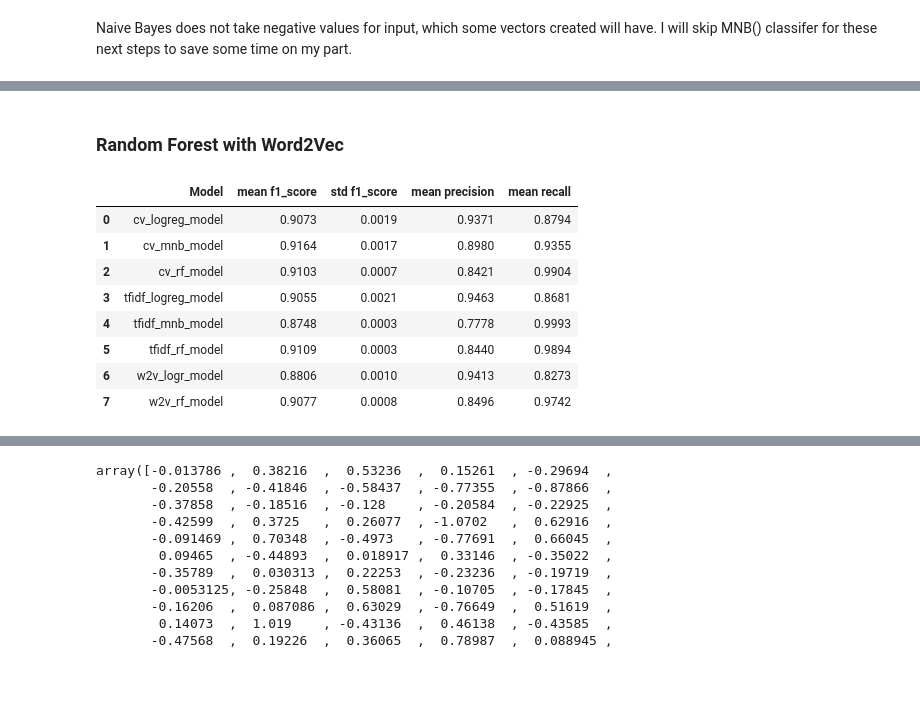
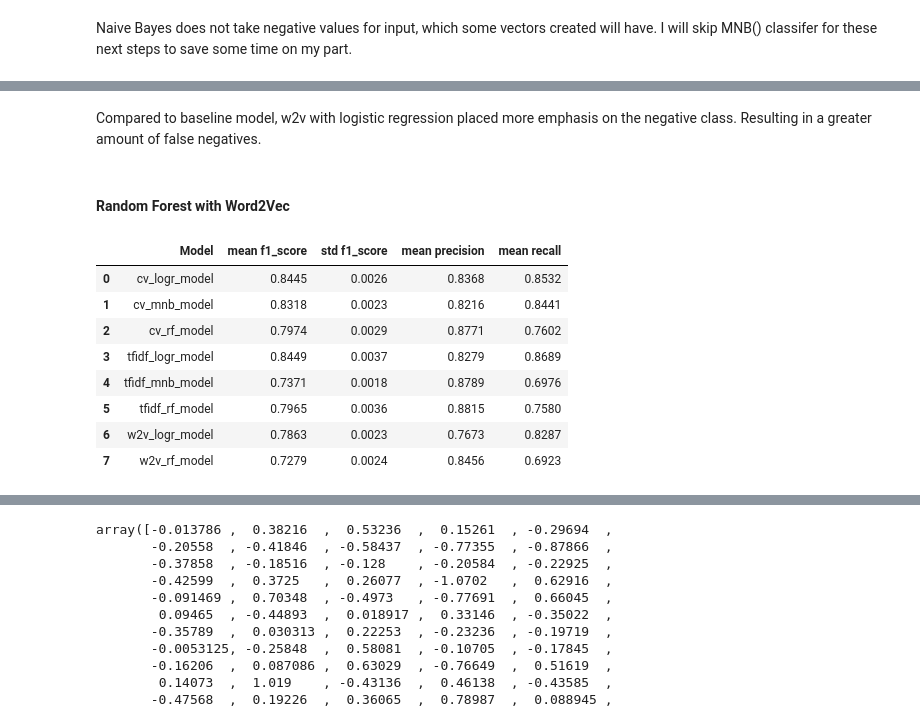
Before and after one commit to whyyoutoo/Sentiment_Classification_for_Amazon_Product_Reviews, a Jupyter notebook: Sentiment_Analysis.ipynb, the cells around one changed output, grey strips where cells are left out. Drawn from its saved outputs; the diff is of its cells as text; code cells hidden in the pictures; blank space fills up the shorter version.

```diff
--- a/Sentiment_Analysis.ipynb
+++ b/Sentiment_Analysis.ipynb
@@ -273,2 +283,0 @@ Decent results for a baseline model. f1 score of 92% was obtained.
-# %%
-logr_cv_model.fit(X_train, y_train)
@@ -374,2 +346,0 @@ f = sns.heatmap(cm, annot=True, fmt = 'g')
-# %%
-rfc_cv_model.fit(X_train, y_train)
@@ -480,9 +438,12 @@ tfidf_rf = cross_validate(tfidf_rf_model, X_train, y_train, cv = 5, scoring = ['
 # %%
+tfidf_rf = cross_validate(tfidf_rf_model, X_train, y_train, cv = 5,
+                          scoring = ['precision_macro', 'recall_macro', 'f1_macro'])
+
 model_results = model_results.append({'Model': 'tfidf_rf_model',
-                      'mean f1_score': round(tfidf_rf['test_f1'].mean(), 4),
-                      'std f1_score': round(tfidf_rf['test_f1'].std(), 4),
-                      'mean precision': round(tfidf_rf['test_precision'].mean(), 4),
-                      'mean recall': round(tfidf_rf['test_recall'].mean(), 4)}, ignore_index = True)
+                      'mean f1_score': round(tfidf_rf['test_f1_macro'].mean(), 4),
+                      'std f1_score': round(tfidf_rf['test_f1_macro'].std(), 4),
+                      'mean precision': round(tfidf_rf['test_precision_macro'].mean(), 4),
+                      'mean recall': round(tfidf_rf['test_recall_macro'].mean(), 4)}, ignore_index = True)
 model_results
 # %% [output]
 |  | Model | mean f1_score | std f1_score | mean precision | mean recall |
@@ -617,13 +582,14 @@ w2v_logr_model = Pipeline([
     ('logr', logr)
 ])
 
-w2v_logr = cross_validate(w2v_logr_model, X_train, y_train, cv = 5, scoring = ['precision', 'recall', 'f1'])
+w2v_logr = cross_validate(w2v_logr_model, X_train, y_train, cv = 5,
+                          scoring = ['precision_macro', 'recall_macro', 'f1_macro'])
 
 model_results = model_results.append({'Model': 'w2v_logr_model',
-                      'mean f1_score': round(w2v_logr['test_f1'].mean(), 4),
-                      'std f1_score': round(w2v_logr['test_f1'].std(), 4),
-                      'mean precision': round(w2v_logr['test_precision'].mean(), 4),
-                      'mean recall': round(w2v_logr['test_recall'].mean(), 4)}, ignore_index = True)
+                      'mean f1_score': round(w2v_logr['test_f1_macro'].mean(), 4),
+                      'std f1_score': round(w2v_logr['test_f1_macro'].std(), 4),
+                      'mean precision': round(w2v_logr['test_precision_macro'].mean(), 4),
+                      'mean recall': round(w2v_logr['test_recall_macro'].mean(), 4)}, ignore_index = True)
 
 model_results
 # %% [output]
@@ -638,30 +610,33 @@ f = sns.heatmap(cm, annot=True, fmt = 'g')
+# %% [markdown]
+Compared to baseline model, w2v with logistic regression placed more emphasis on the negative class. Resulting in a greater amount of false negatives.
 # %% [markdown]
-### Random Forest with Word2Vec
+#### Random Forest with Word2Vec
 # %%
-rfc_w2v_model = Pipeline([
+w2v_rf_model = Pipeline([
     ('w2v', W2vVectorizer(w2v)),
     ('rf', rf)
 ])
 
-w2v_rf = cross_validate(rfc_w2v_model, X_train, y_train, cv = 5, scoring = ['precision', 'recall', 'f1'])
+w2v_rf = cross_validate(w2v_rf_model, X_train, y_train, cv = 5,
+                        scoring = ['precision_macro', 'recall_macro', 'f1_macro'])
 
 model_results = model_results.append({'Model': 'w2v_rf_model',
-                      'mean f1_score': round(w2v_rf['test_f1'].mean(), 4),
-                      'std f1_score': round(w2v_rf['test_f1'].std(), 4),
-                      'mean precision': round(w2v_rf['test_precision'].mean(), 4),
-                      'mean recall': round(w2v_rf['test_recall'].mean(), 4)}, ignore_index = True)
+                      'mean f1_score': round(w2v_rf['test_f1_macro'].mean(), 4),
+                      'std f1_score': round(w2v_rf['test_f1_macro'].std(), 4),
+                      'mean precision': round(w2v_rf['test_precision_macro'].mean(), 4),
+                      'mean recall': round(w2v_rf['test_recall_macro'].mean(), 4)}, ignore_index = True)
 
 model_results
 # %% [output]
 |  | Model | mean f1_score | std f1_score | mean precision | mean recall |
-| 0 | cv_logreg_model | 0.9073 | 0.0019 | 0.9371 | 0.8794 |
-| 1 | cv_mnb_model | 0.9164 | 0.0017 | 0.8980 | 0.9355 |
-| 2 | cv_rf_model | 0.9103 | 0.0007 | 0.8421 | 0.9904 |
-| 3 | tfidf_logreg_model | 0.9055 | 0.0021 | 0.9463 | 0.8681 |
-| 4 | tfidf_mnb_model | 0.8748 | 0.0003 | 0.7778 | 0.9993 |
-| 5 | tfidf_rf_model | 0.9109 | 0.0003 | 0.8440 | 0.9894 |
-| 6 | w2v_logr_model | 0.8806 | 0.0010 | 0.9413 | 0.8273 |
-| 7 | w2v_rf_model | 0.9077 | 0.0008 | 0.8496 | 0.9742 |
+| 0 | cv_logr_model | 0.8445 | 0.0026 | 0.8368 | 0.8532 |
+| 1 | cv_mnb_model | 0.8318 | 0.0023 | 0.8216 | 0.8441 |
+| 2 | cv_rf_model | 0.7974 | 0.0029 | 0.8771 | 0.7602 |
+| 3 | tfidf_logr_model | 0.8449 | 0.0037 | 0.8279 | 0.8689 |
+| 4 | tfidf_mnb_model | 0.7371 | 0.0018 | 0.8789 | 0.6976 |
+| 5 | tfidf_rf_model | 0.7965 | 0.0036 | 0.8815 | 0.7580 |
+| 6 | w2v_logr_model | 0.7863 | 0.0023 | 0.7673 | 0.8287 |
+| 7 | w2v_rf_model | 0.7279 | 0.0024 | 0.8456 | 0.6923 |
 # %%
 w2v_rf_hat = cross_val_predict(w2v_rf_model, X_train, y_train, cv = 5)
 cm = confusion_matrix(y_train, w2v_rf_hat)
```
Also changed, not shown: parts of 104 cells of this notebook.
